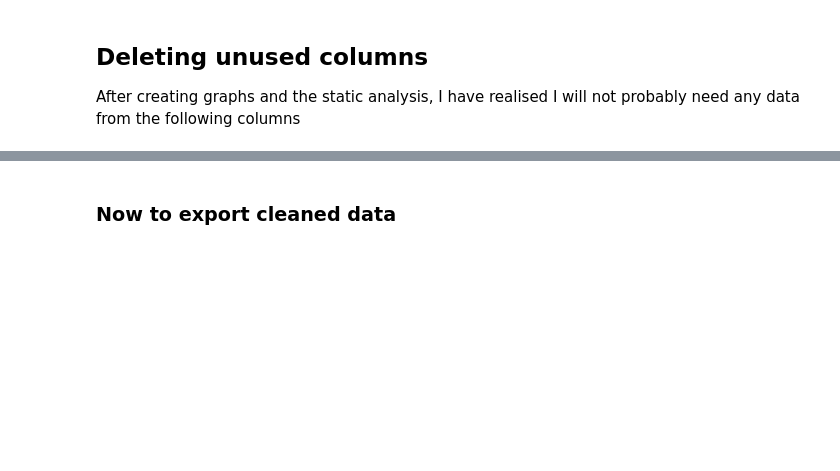
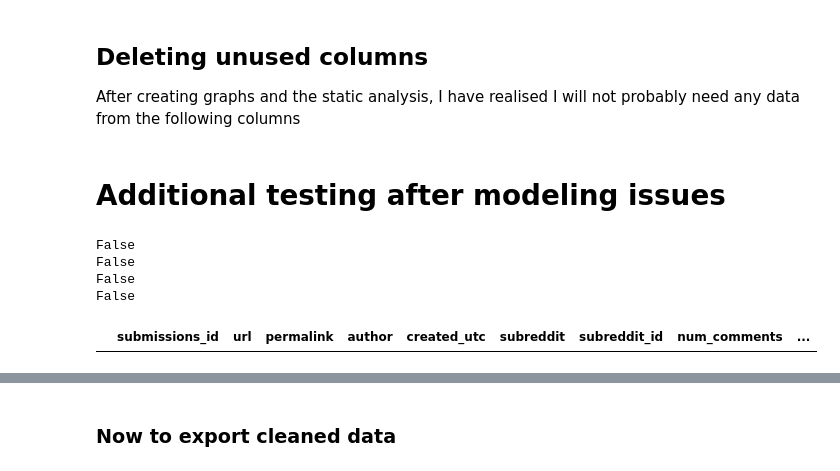
Before and after one commit to milicevicMarko/Reddit2008-Analysis, a Jupyter notebook: Cleaning data.ipynb, the cells around one changed output, grey strips where cells are left out. Drawn from its saved outputs; the diff is of its cells as text; code cells hidden in the pictures; blank space fills up the shorter version.

Commit message:
added additional cleaning

```diff
--- a/Cleaning data.ipynb
+++ b/Cleaning data.ipynb
@@ -290,3 +290,20 @@ After creating graphs and the static analysis, I have realised I will not probab
 # %%
 comments = comments.drop(["distinguished", "gilded", "controversiality"], axis=1)
 submissions = submissions.drop(["distinguished", "domain", "stickied", "locked", "hide_score"], axis=1)
+# %% [markdown]
+# Additional testing after modeling issues
+# %%
+print(comments["link_id"].isna().values.any())
+print(comments["link_id"].isnull().values.any())
+print(comments["parent_id"].isna().values.any())
+print(comments["parent_id"].isnull().values.any())
+# %% [output]
+False
+False
+False
+False
+# %%
+comments[comments["subreddit"].notnull() == False]
+submissions[submissions["subreddit"].notnull() == False]
+# %% [output]
+|  | submissions_id | url | permalink | author | created_utc | subreddit | subreddit_id | num_comments | ... |
```
Also changed, not shown: parts of 7 cells of this notebook, 2 other files.
